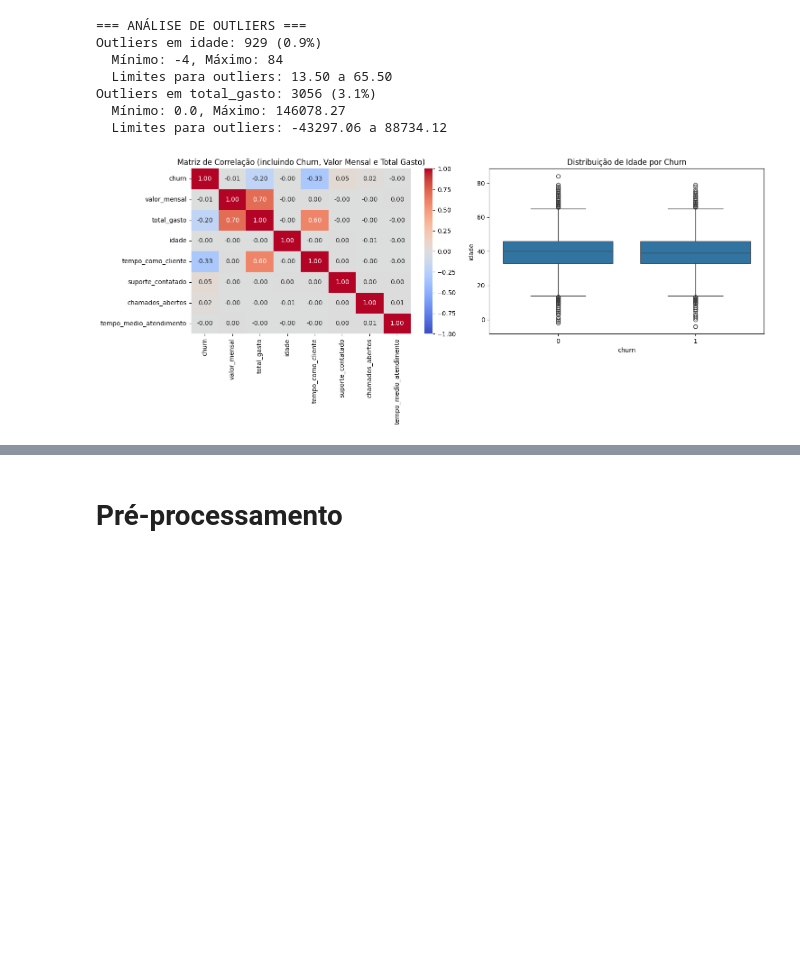
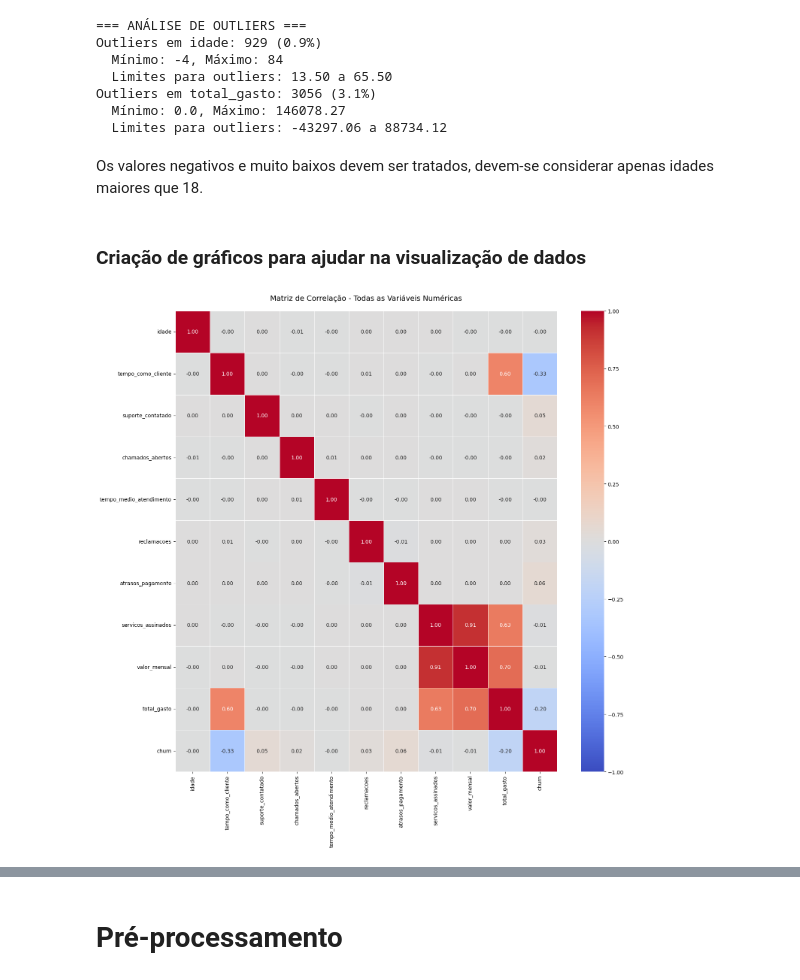
Before and after one commit to yasminminario/case_inteli_academy, a Jupyter notebook: notebook/case.ipynb, the cells around one changed output, grey strips where cells are left out. Cells and saved outputs as stored; diff of their text form; code cells hidden in the pictures; blank space fills up the shorter version.

```diff
--- a/notebook/case.ipynb
+++ b/notebook/case.ipynb
@@ -184,44 +222,41 @@ Outliers em idade: 929 (0.9%)
 Outliers em total_gasto: 3056 (3.1%)
   Mínimo: 0.0, Máximo: 146078.27
   Limites para outliers: -43297.06 a 88734.12
+# %% [markdown]
+Os valores negativos e muito baixos devem ser tratados, devem-se considerar apenas idades maiores que 18.
+# %% [markdown]
+### Criação de gráficos para ajudar na visualização de dados
 # %%
 import matplotlib.pyplot as plt
 import seaborn as sns
 
 def criar_visualizacoes():
-    # Selecionar as colunas desejadas para a matriz de correlação
-    colunas_para_correlacao = [
-        'churn',
-        'valor_mensal',
-        'total_gasto'
-    ]
-    # Adicione mais colunas numéricas relevantes se desejar
-    outras_colunas = [col for col in df.select_dtypes(include=['number']).columns
-                      if col not in colunas_para_correlacao]
-    # Limite a 5 outras colunas para não ficar muito grande
-    colunas_para_heatmap = colunas_para_correlacao + outras_colunas[:5]
+    colunas_numericas = df.select_dtypes(include=['number']).columns
+    correlacao = df[colunas_numericas].corr()
 
-    # Calcular a matriz de correlação
-    correlacao = df[colunas_para_heatmap].corr()
+    n_colunas = len(colunas_numericas)
+    tamanho_figura = max(15, n_colunas * 0.6)
 
-    plt.figure(figsize=(15, 10))
+    plt.figure(figsize=(tamanho_figura, tamanho_figura))
 
-    # Gráfico 1: Correlação
-    plt.subplot(2, 2, 1)
-    sns.heatmap(
+    heatmap = sns.heatmap(
         correlacao,
-        annot=True, cmap='coolwarm', vmin=-1, vmax=1, fmt=".2f"
+        annot=True,
+        cmap='coolwarm',
+        vmin=-1,
+        vmax=1,
+        fmt=".2f",
+        linewidths=0.5,
+        annot_kws={"size": 8 if n_colunas > 15 else 10}
     )
-    plt.title('Matriz de Correlação (incluindo Churn, Valor Mensal e Total Gasto)')
 
-    # Gráfico 2: Distribuição de idade por churn
-    plt.subplot(2, 2, 2)
-    sns.boxplot(x='churn', y='idade', data=df)
-    plt.title('Distribuição de Idade por Churn')
+    plt.title('Matriz de Correlação - Todas as Variáveis Numéricas', fontsize=14, pad=20)
+    plt.xticks(rotation=90)
+    plt.yticks(rotation=0)
 
     plt.tight_layout()
     plt.show()
 
 criar_visualizacoes()
 # %% [output]
-[figure, old version]
+[figure, new version]
```
Also changed, not shown: parts of 37 cells of this notebook, 1 other file.
